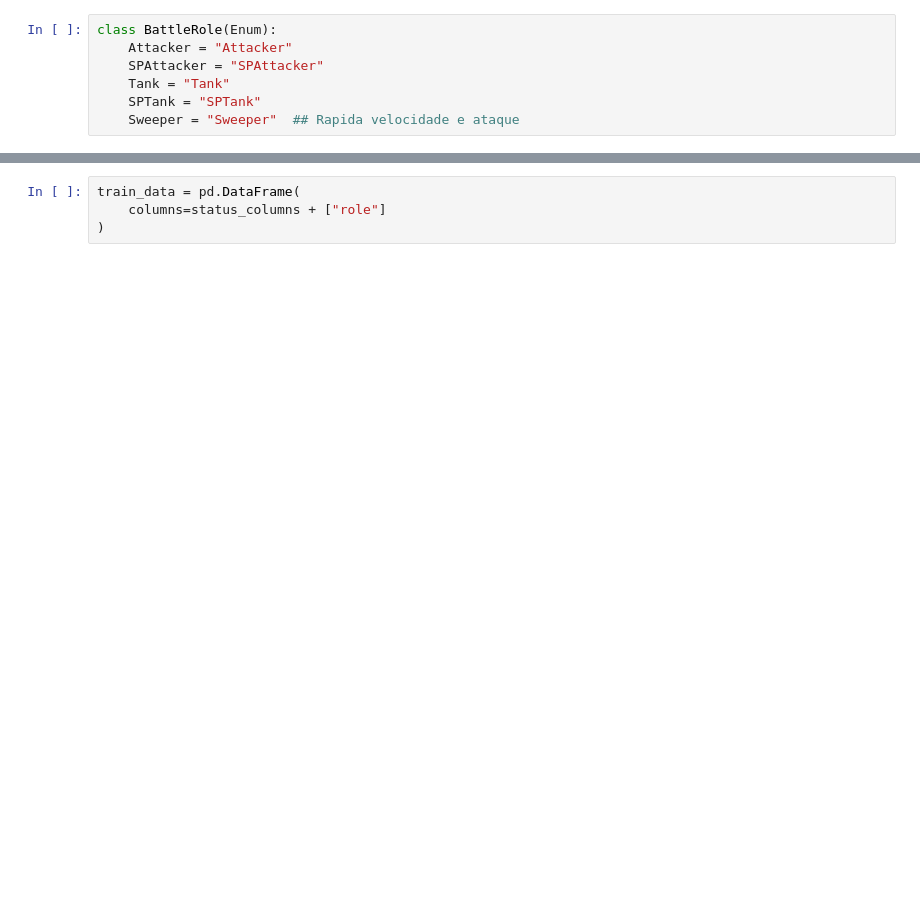
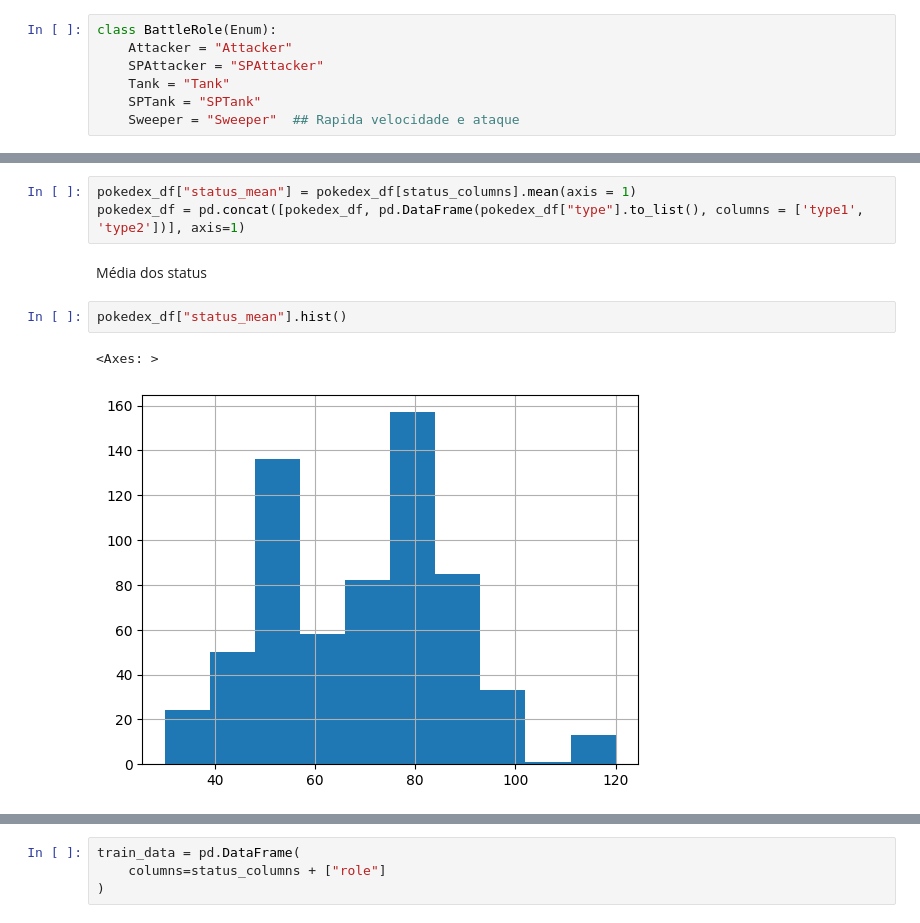
Before and after one commit to arthur-mts/mineracao-dados, a Jupyter notebook: projeto/battle_caracteristic_classifier.ipynb, the cells around one changed output, grey strips where cells are left out. Saved outputs shown, nothing was run; the diff lists cells and outputs as text; blank space fills up the shorter version.

```diff
--- a/projeto/battle_caracteristic_classifier.ipynb
+++ b/projeto/battle_caracteristic_classifier.ipynb
@@ -52,0 +27,10 @@ pokedex_df.head()
+# %%
+pokedex_df["status_mean"] = pokedex_df[status_columns].mean(axis = 1)
+pokedex_df = pd.concat([pokedex_df, pd.DataFrame(pokedex_df["type"].to_list(), columns = ['type1', 'type2'])], axis=1)
+# %% [markdown]
+Média dos status
+# %%
+pokedex_df["status_mean"].hist()
+# %% [output]
+<Axes: >
+[figure, added]
```
Also changed, not shown: parts of 27 cells of this notebook, 1 other file.
